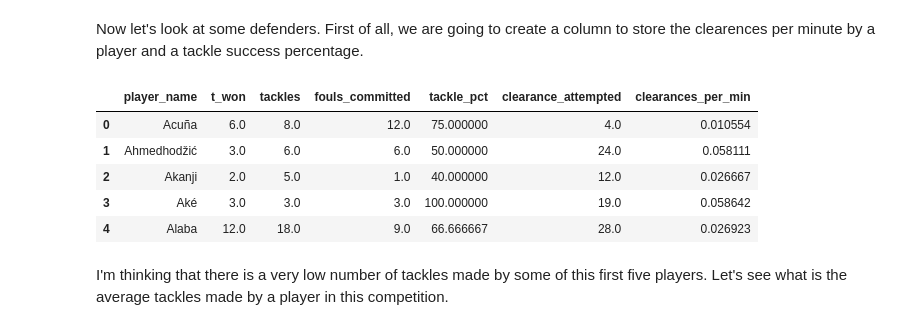
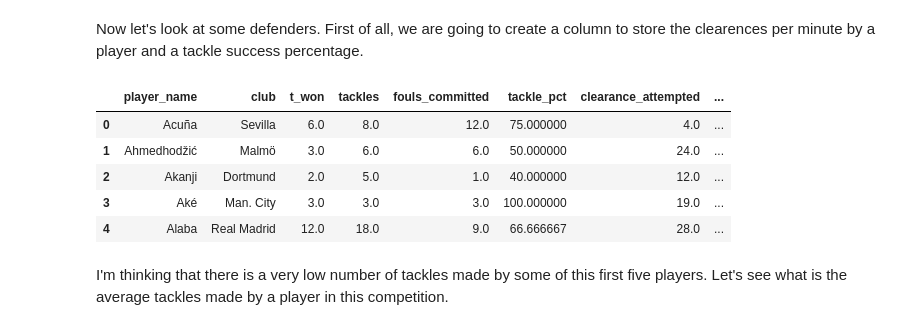
Before and after one commit to caiomelo22/20-21-Champions-League-Analysis, a Jupyter notebook: notebooke5ae0d8453.ipynb, the cells around one changed output. Drawn from its saved outputs; the diff is of its cells as text; code cells hidden in the pictures.

Commit message:
Adding 'club' column to some of the positions that were missing it

```diff
--- a/notebooke5ae0d8453.ipynb
+++ b/notebooke5ae0d8453.ipynb
@@ -272,18 +272,18 @@ Now let's look at some defenders. First of all, we are going to create a column
 # %%
 players_df['clearances_per_min'] = players_df['clearance_attempted'] / players_df['minutes_played']
 players_df['tackle_pct'] = (players_df['t_won'] * 100) / players_df['tackles']
 
-defender_cols = ['player_name', 't_won', 'tackles', 'fouls_committed', 'tackle_pct', 'clearance_attempted', 'clearances_per_min']
+defender_cols = ['player_name', 'club', 't_won', 'tackles', 'fouls_committed', 'tackle_pct', 'clearance_attempted', 'clearances_per_min']
 
 defenders_df = players_df[(players_df['position'] == 'Defender') & (players_df['minutes_played'] >= min_played_threshold)].reset_index(drop=True)
 defenders_df.loc[:, defender_cols].head()
 # %% [output]
-|  | player_name | t_won | tackles | fouls_committed | tackle_pct | clearance_attempted | clearances_per_min |
-| 0 | Acuña | 6.0 | 8.0 | 12.0 | 75.000000 | 4.0 | 0.010554 |
-| 1 | Ahmedhodžić | 3.0 | 6.0 | 6.0 | 50.000000 | 24.0 | 0.058111 |
-| 2 | Akanji | 2.0 | 5.0 | 1.0 | 40.000000 | 12.0 | 0.026667 |
-| 3 | Aké | 3.0 | 3.0 | 3.0 | 100.000000 | 19.0 | 0.058642 |
-| 4 | Alaba | 12.0 | 18.0 | 9.0 | 66.666667 | 28.0 | 0.026923 |
+|  | player_name | club | t_won | tackles | fouls_committed | tackle_pct | clearance_attempted | ... |
+| 0 | Acuña | Sevilla | 6.0 | 8.0 | 12.0 | 75.000000 | 4.0 | ... |
+| 1 | Ahmedhodžić | Malmö | 3.0 | 6.0 | 6.0 | 50.000000 | 24.0 | ... |
+| 2 | Akanji | Dortmund | 2.0 | 5.0 | 1.0 | 40.000000 | 12.0 | ... |
+| 3 | Aké | Man. City | 3.0 | 3.0 | 3.0 | 100.000000 | 19.0 | ... |
+| 4 | Alaba | Real Madrid | 12.0 | 18.0 | 9.0 | 66.666667 | 28.0 | ... |
 # %% [markdown]
 I'm thinking that there is a very low number of tackles made by some of this first five players. Let's see what is the average tackles made by a player in this competition.
 # %%
```
Also changed, not shown: parts of 8 cells of this notebook.
